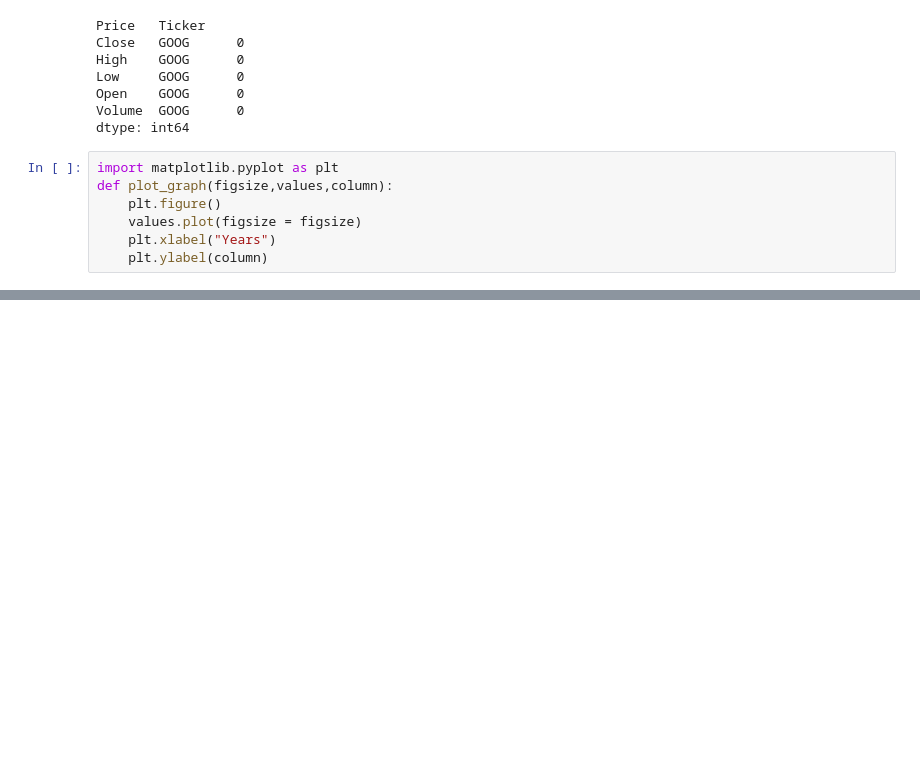
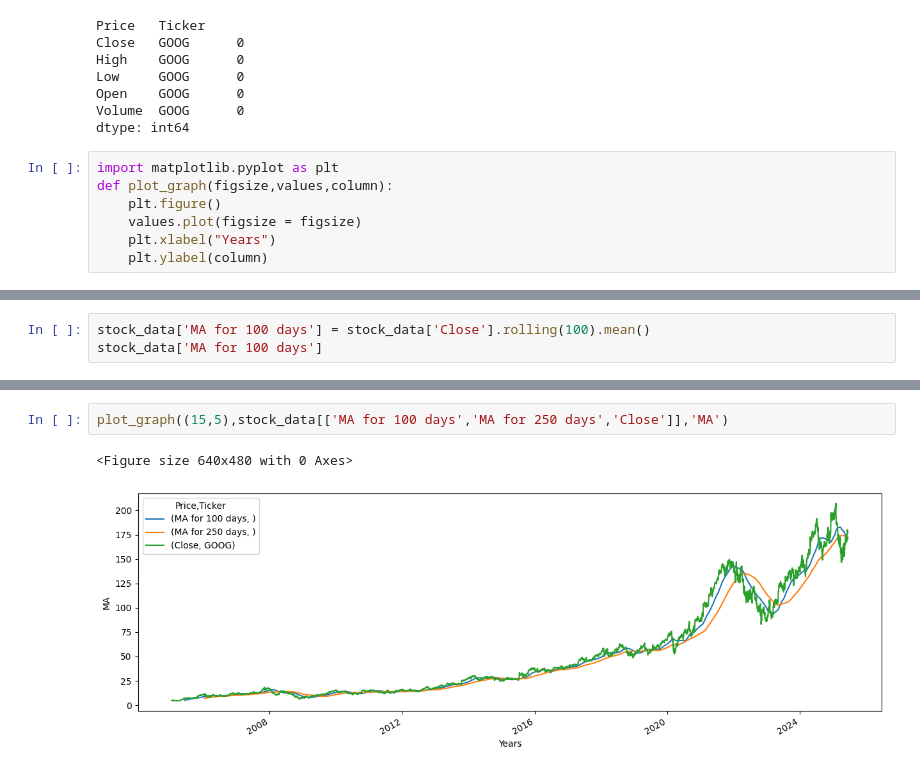
Before and after one commit to AKM257/Stock-Price-Prediction, a Jupyter notebook: Stock_prediction.ipynb, the cells around one changed output, grey strips where cells are left out. Cells and saved outputs as stored; diff of their text form; blank space fills up the shorter version.

```diff
--- a/Stock_prediction.ipynb
+++ b/Stock_prediction.ipynb
@@ -80,0 +126,3 @@ for i in stock_data.columns:
+# %%
+stock_data['MA for 100 days'] = stock_data['Close'].rolling(100).mean()
+stock_data['MA for 100 days']
@@ -80,0 +143,5 @@ for i in stock_data.columns:
+# %%
+plot_graph((15,5),stock_data[['MA for 100 days','MA for 250 days','Close']],'MA')
+# %% [output]
+<Figure size 640x480 with 0 Axes>
+[figure, added]
```
Also changed, not shown: parts of 10 cells of this notebook.
